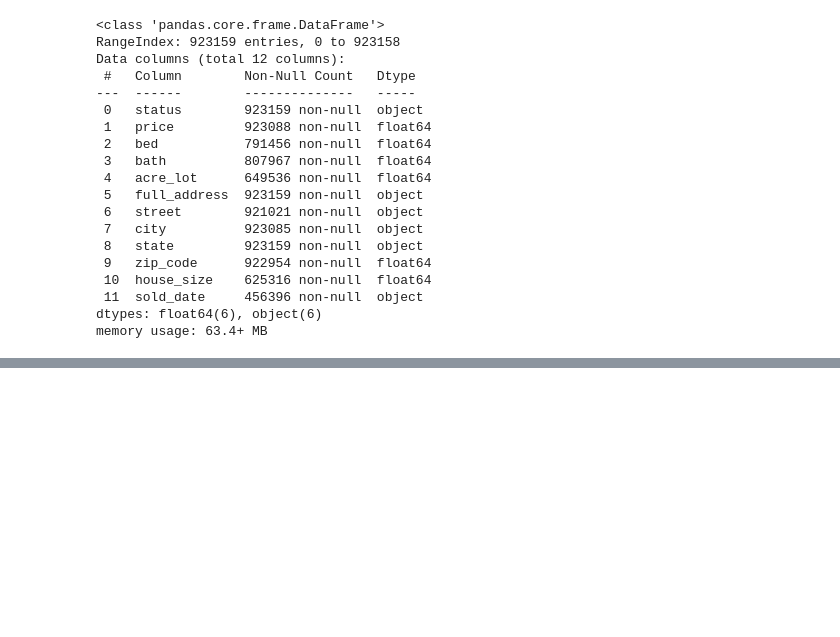
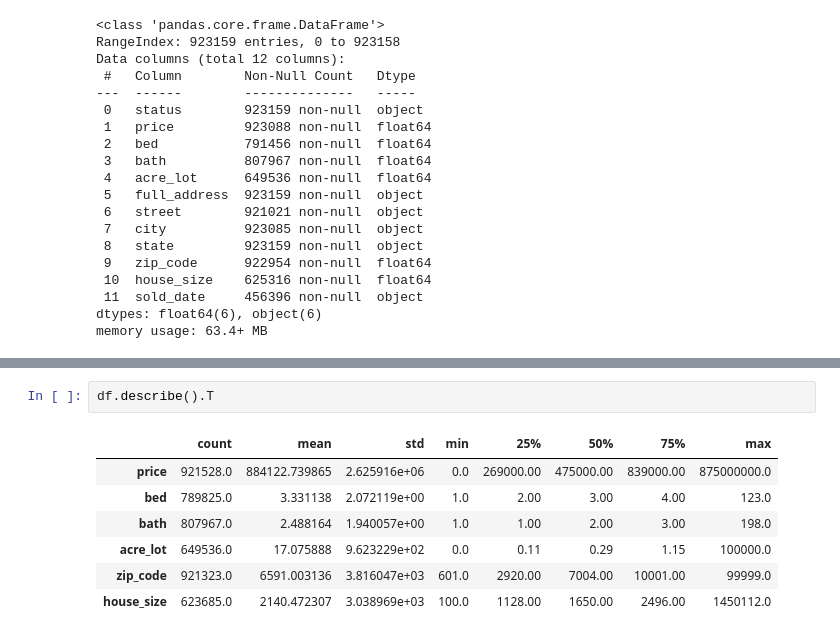
Before and after one commit to ednakatani/Real-Estate-Prediction, a Jupyter notebook: main.ipynb, the cells around one changed output, grey strips where cells are left out. Cells and saved outputs as stored; diff of their text form; blank space fills up the shorter version.

```diff
--- a/main.ipynb
+++ b/main.ipynb
@@ -29,0 +74,10 @@ memory usage: 63.4+ MB
+# %%
+df.describe().T
+# %% [output]
+|  | count | mean | std | min | 25% | 50% | 75% | max |
+| price | 921528.0 | 884122.739865 | 2.625916e+06 | 0.0 | 269000.00 | 475000.00 | 839000.00 | 875000000.0 |
+| bed | 789825.0 | 3.331138 | 2.072119e+00 | 1.0 | 2.00 | 3.00 | 4.00 | 123.0 |
+| bath | 807967.0 | 2.488164 | 1.940057e+00 | 1.0 | 1.00 | 2.00 | 3.00 | 198.0 |
+| acre_lot | 649536.0 | 17.075888 | 9.623229e+02 | 0.0 | 0.11 | 0.29 | 1.15 | 100000.0 |
+| zip_code | 921323.0 | 6591.003136 | 3.816047e+03 | 601.0 | 2920.00 | 7004.00 | 10001.00 | 99999.0 |
+| house_size | 623685.0 | 2140.472307 | 3.038969e+03 | 100.0 | 1128.00 | 1650.00 | 2496.00 | 1450112.0 |
```
Also changed, not shown: parts of 7 cells of this notebook.
